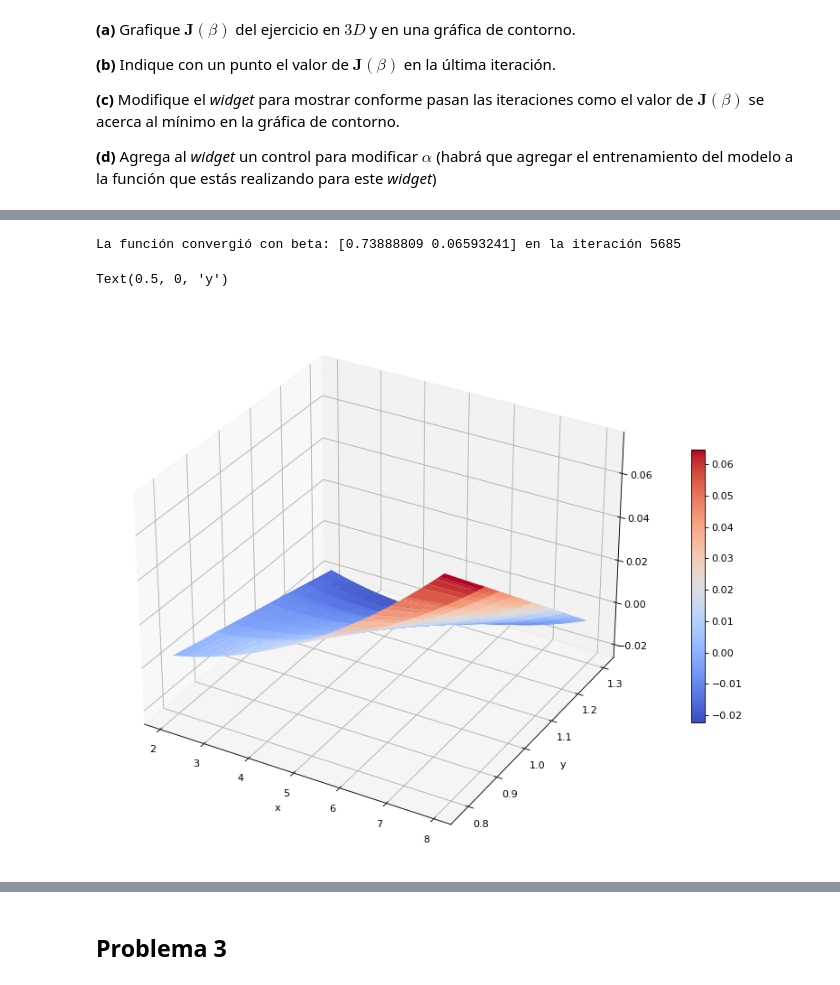
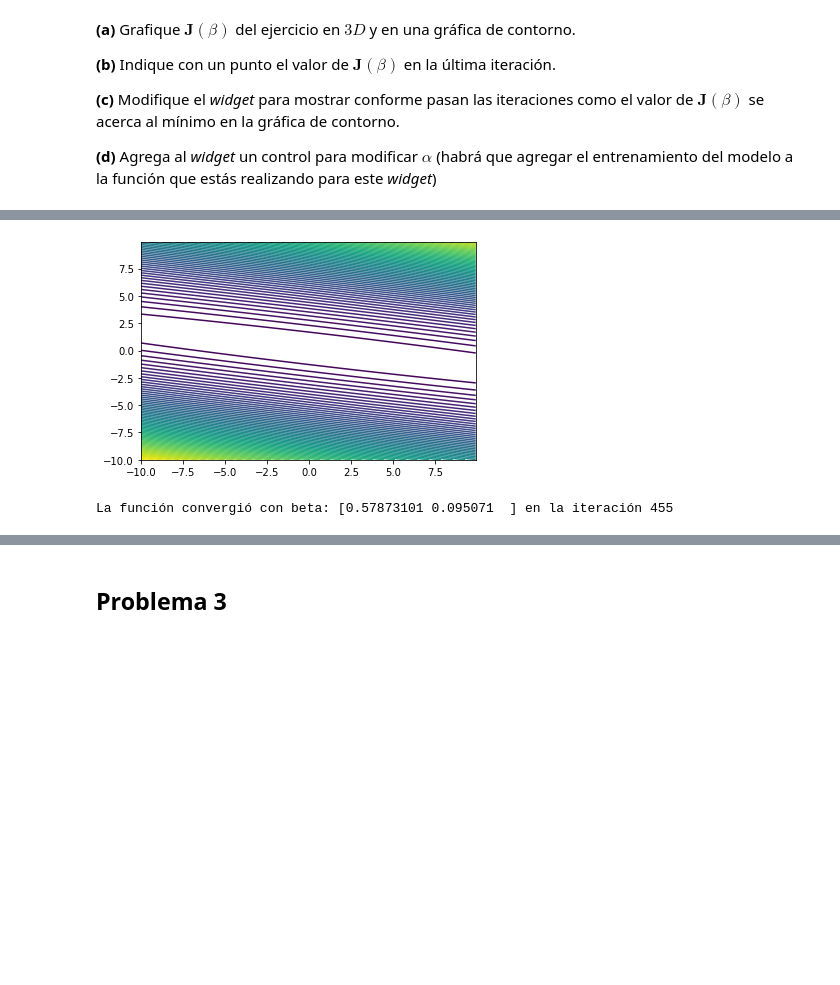
Before and after one commit to Skalas/Matematicas-Computacionales-fall2021, a Jupyter notebook: alumnos/ZihiFredo/Tareas/Tarea_1.ipynb, the cells around one changed output, grey strips where cells are left out. Saved outputs shown, nothing was run; the diff lists cells and outputs as text; code cells hidden in the pictures; blank space fills up the shorter version.

```diff
--- a/alumnos/ZihiFredo/Tareas/Tarea_1.ipynb
+++ b/alumnos/ZihiFredo/Tareas/Tarea_1.ipynb
@@ -146,45 +183,16 @@ Populating the interactive namespace from numpy and matplotlib
+# %%
+plt.contour(B0,B1,C,75)
+
+plt.show()
+# %% [output]
+[figure, added]
 # %%
+#b) Indique con un punto el valor de  𝐉(𝛽)  en la última iteración.
+
 x = np.loadtxt("edad.dat")
 y = np.loadtxt("altura.dat")
-RegLin = RegresionLineal(alpha = 0.007, max_iters = 10000000, tols = 0.00000001)
+
+RegLin = RegresionLineal()
 RegLin.gradientDescent(x,y)
 # %% [output]
-La función convergió con beta: [0.73888809 0.06593241] en la iteración 5685
+La función convergió con beta: [0.57873101 0.095071  ] en la iteración 455
-# %%
-#a) Grafique  𝐉(𝛽)  del ejercicio en  3𝐷  y en una gráfica de contorno.
-
-from mpl_toolkits.mplot3d import Axes3D
-
-# Hacemos una malla x-y entre -2<x<2 and -2<y<2 en steps de 0.06
-
-edad = np.loadtxt("edad.dat")
-altura = np.loadtxt("altura.dat")
-x = []
-y = []
-
-for i in range(0,50):
-    x.append(edad[i])
-    y.append(altura[i])
-
-x, y = np.meshgrid(x, y)
-J = []
-
-# La función J(x,y)
-J = ((0.73888809 + 0.06593241*x - y)*x)/50
-
-# Para usar los gráficos 3D en matplotlib, debemos crear una instancia de la clase Axes3D.
-fig = plt.figure(figsize=(15, 10), dpi=80)
-
-# Usemos el método gca ("get current axis") en la figura para obtener la proyección 3D
-ax = fig.gca(projection='3d')
-p = ax.plot_surface(x, y, J, rstride=1, cstride=1, linewidth=0,cmap=cm.coolwarm)
-
-#¿Qué significan los argumentos?
-#help(Axes3D.plot surface).
-cb = fig.colorbar(p, shrink=0.5)
-
-plt.xlabel("x")
-plt.ylabel("y")
-# %% [output]
-Text(0.5, 0, 'y')
-[figure, removed]
```
Also changed, not shown: parts of 14 cells of this notebook.
